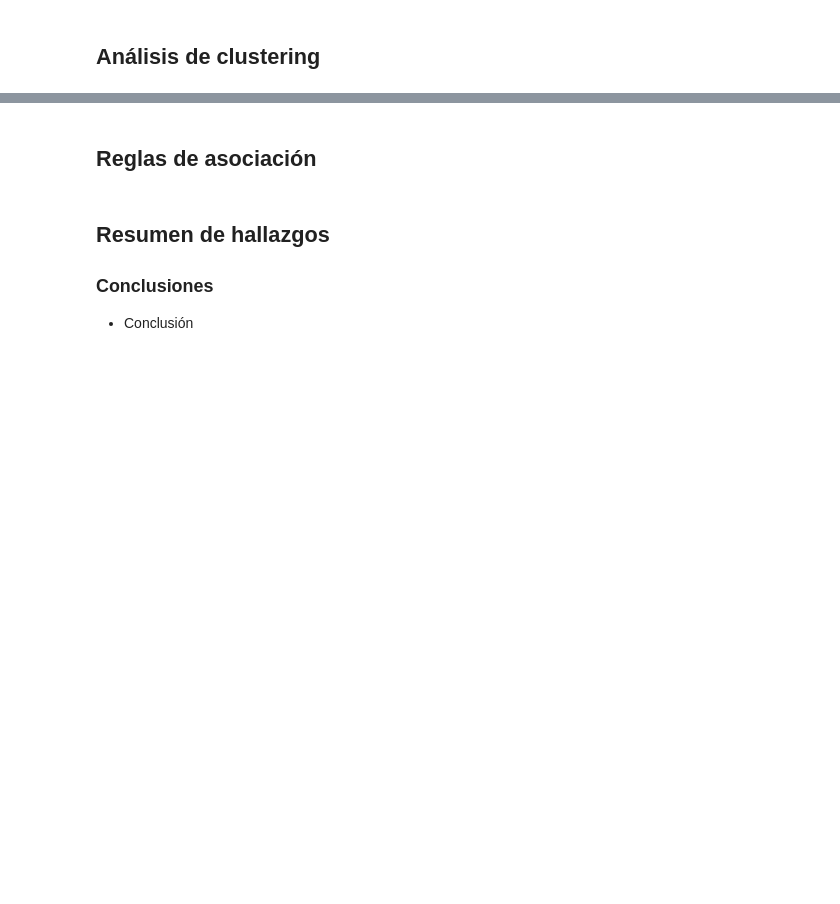
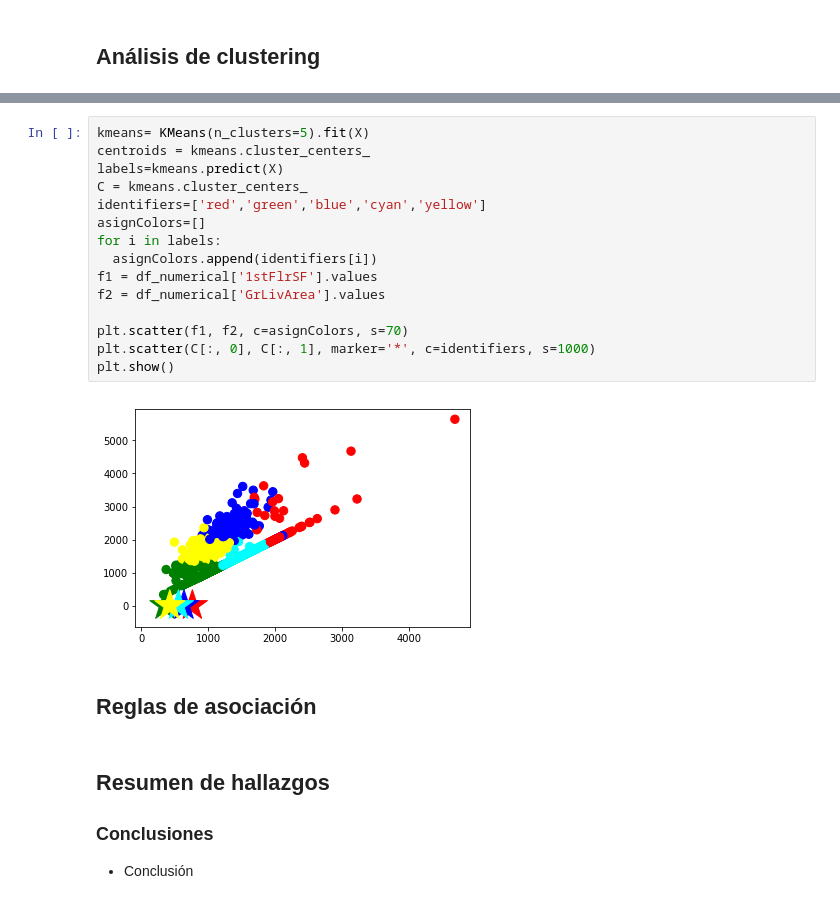
Before and after one commit to fuentesmarlon/CLUSTERING-PCA-APRIORI, a Jupyter notebook: Laboratorio1.ipynb, the cells around one changed output, grey strips where cells are left out. Drawn from its saved outputs; the diff is of its cells as text; blank space fills up the shorter version.

```diff
--- a/Laboratorio1.ipynb
+++ b/Laboratorio1.ipynb
@@ -339,3 +442,20 @@ ValueError: ignored
+# %%
+kmeans= KMeans(n_clusters=5).fit(X)
+centroids = kmeans.cluster_centers_
+labels=kmeans.predict(X)
+C = kmeans.cluster_centers_
+identifiers=['red','green','blue','cyan','yellow']
+asignColors=[]
+for i in labels:
+  asignColors.append(identifiers[i])
+f1 = df_numerical['1stFlrSF'].values
+f2 = df_numerical['GrLivArea'].values
+
+plt.scatter(f1, f2, c=asignColors, s=70)
+plt.scatter(C[:, 0], C[:, 1], marker='*', c=identifiers, s=1000)
+plt.show()
+# %% [output]
+[figure, added]
 # %% [markdown]
 ## Reglas de asociación
 # %% [markdown]
```
Also changed, not shown: parts of 14 cells of this notebook.
